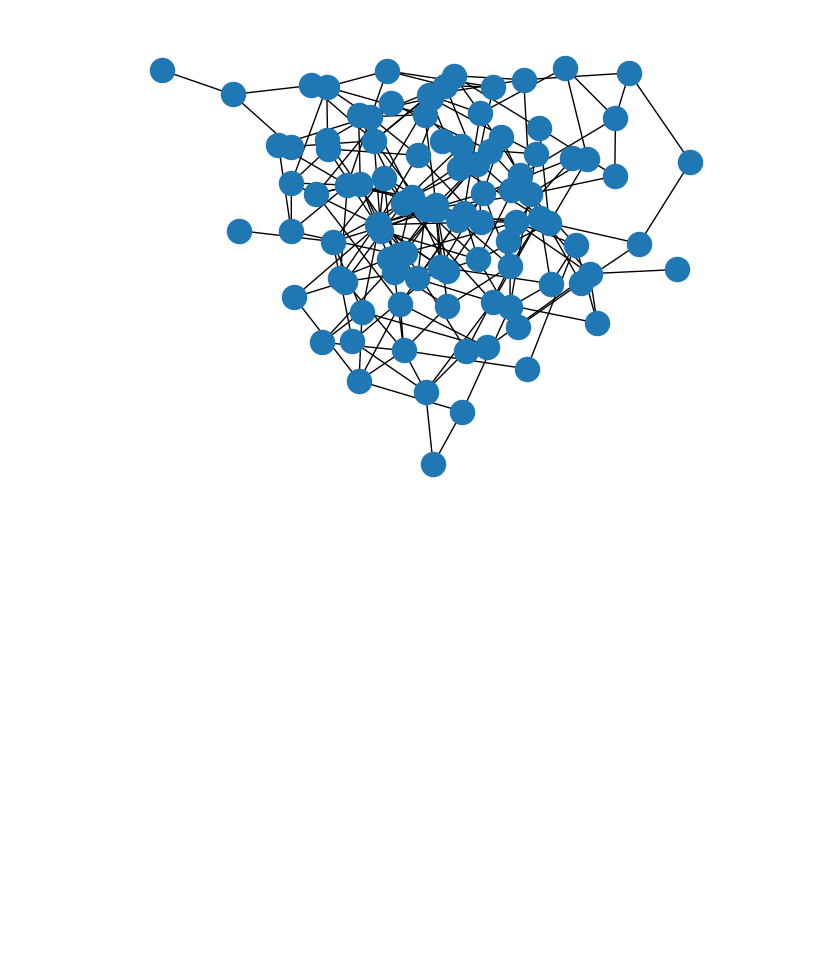
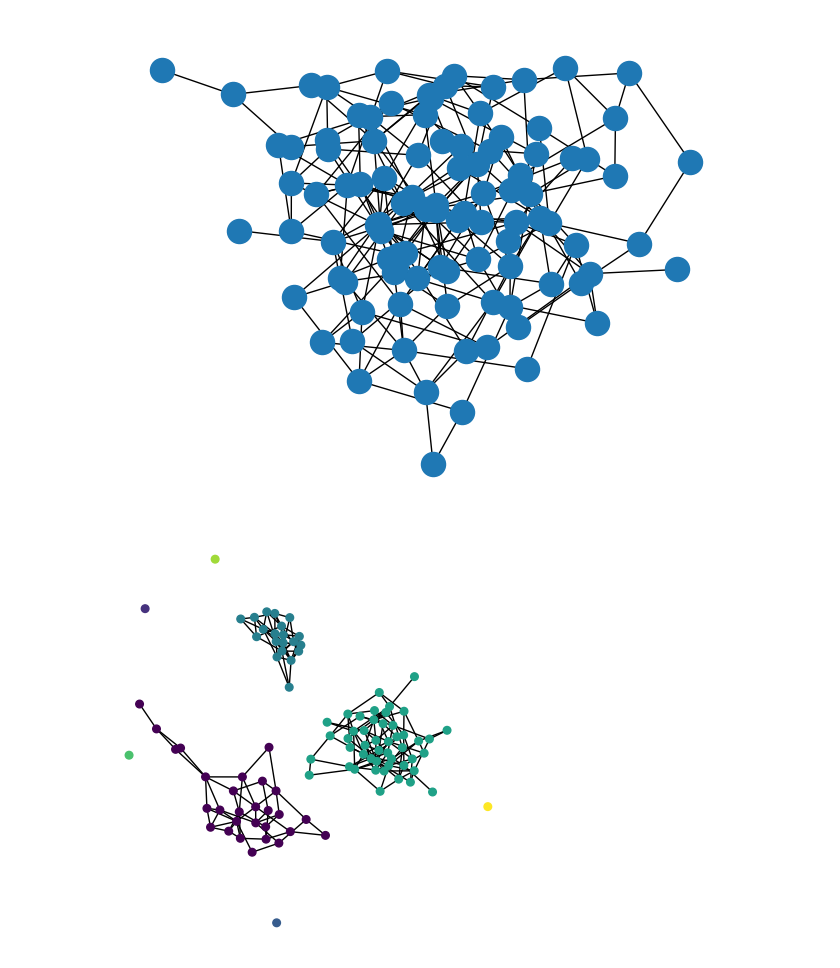
Before and after one commit to dmitry-grigorev/AlgoAnalysisDevelopment, a Jupyter notebook: Task5/task5notebook.ipynb, the cells around one changed output. Drawn from its saved outputs; the diff is of its cells as text; code cells hidden in the pictures; blank space fills up the shorter version.

```diff
--- a/Task5/task5notebook.ipynb
+++ b/Task5/task5notebook.ipynb
@@ -62,3 +80,9 @@ pos = nx.kamada_kawai_layout(g)
 nx.draw(g, pos = pos)
 # %% [output]
 [figure]
+# %%
+np.random.seed(429)
+plt.figure(figsize=(4, 4))
+nx.draw(g, node_size = 30, pos = nx.spring_layout(g, k=0.15, iterations=35), node_color = components)
+# %% [output]
+[figure, added]
```
Also changed, not shown: parts of 6 cells of this notebook, 5 other files.
